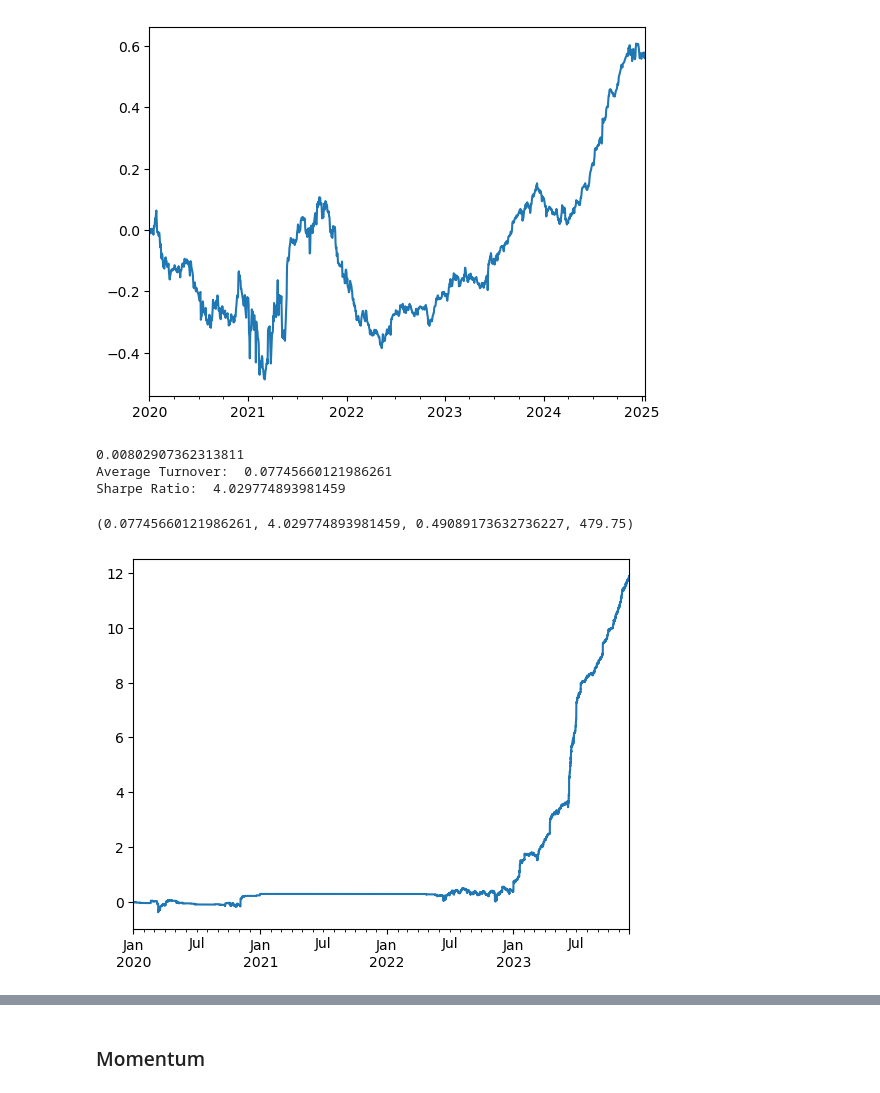
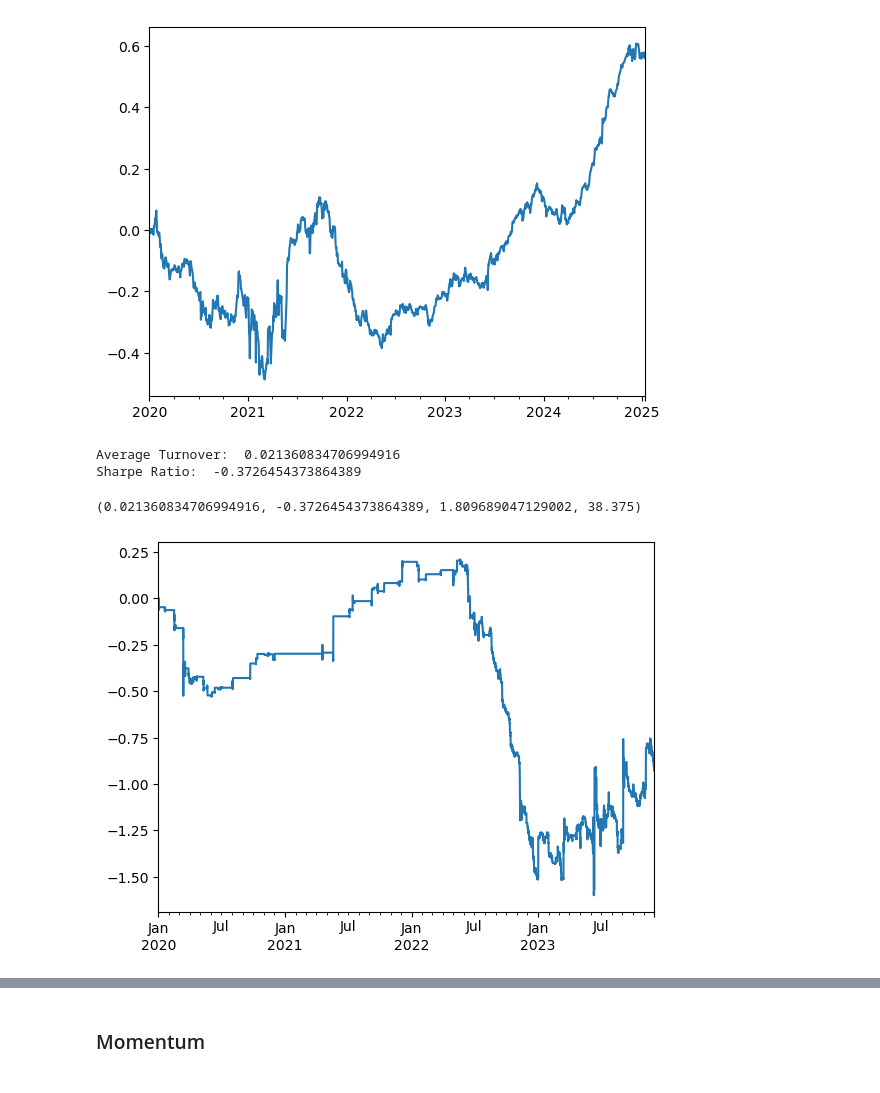
Before and after one commit to jofu-tofu/Trading-Bot, a Jupyter notebook: Uncon Backtest/BTC Layer 1 Basket.ipynb, the cells around one changed output, grey strips where cells are left out. Saved outputs shown, nothing was run; the diff lists cells and outputs as text; code cells hidden in the pictures.

```diff
--- a/Uncon Backtest/BTC Layer 1 Basket.ipynb
+++ b/Uncon Backtest/BTC Layer 1 Basket.ipynb
@@ -58,21 +58,11 @@ if filename not in os.listdir(path = '..') or datafilename not in os.listdir(pat
     px.to_pickle('../' + filename)
 else:
     px = pd.read_pickle('../'+filename)
-    with open('../' + datafilename, 'rb') as f:
-        all_data = pickle.load(f)
-ret = px.pct_change()
+    # with open('../' + datafilename, 'rb') as f:
+    #     all_data = pickle.load(f)
+ret = px.ffill().pct_change()
 def mask_consecutive_zeros(series, window=48):
     mask = series.rolling(window, min_periods=window).sum() == 0
     return series.mask(mask)
-
-# Apply to each column
-ret = ret.apply(mask_consecutive_zeros, axis=0)
-out_of_sample_ret = ret['2023-12-01':]
-ret = ret[:'2023-12-01']
 # %% [output]
 Loading data from binance_1h_px.pkl
-# %%
-def get_trading_volume(df,symbol):
-    tmp = pd.to_numeric(df['volume']).multiply(pd.to_numeric(df['close'])).rolling(window=24, min_periods = 1).sum()
-    return pd.DataFrame(tmp, columns = [symbol]).set_index(df['open_time'])
-trading_vol_df = pd.concat([get_trading_volume(df, symbol) for symbol, df in all_data.items()], axis=1)
@@ -151,5 +145,15 @@ binance_layer1_symbols = [x for x in binance_layer1_symbols if x in ret.columns]
 layer1_binance_ret = ret[binance_layer1_symbols]
 out_of_sample_layer1_binance_ret = out_of_sample_ret[binance_layer1_symbols]
+# %%
+def get_trading_volume(df,symbol):
+    tmp = pd.to_numeric(df['volume']).multiply(pd.to_numeric(df['close']))*24
+    return pd.DataFrame(tmp, columns = [symbol]).set_index(df['open_time'])
+trading_vol_df = pd.concat([get_trading_volume(df, symbol) for symbol, df in all_data.items() if symbol in binance_layer1_symbols], axis=1)
+
+dollar_exposure = 100
+min_trading_vol = dollar_exposure * 30
+trading_vol_df[binance_layer1_symbols] = trading_vol_df[binance_layer1_symbols].replace(0, np.nan).ffill()
+masked_trading_vol_df = trading_vol_df[binance_layer1_symbols].mask(trading_vol_df < min_trading_vol).map(lambda x: x > 0).map(lambda x: not x)
 # %%
 btc_ret = ret['BTCUSDT']
 # %%
@@ -224,7 +228,7 @@ def to_sharpe(weightings, ret, th = 1, to_off = False, plot = False, return_ret
         matching_columns = weightings.columns.intersection(ret.columns)
         weightings_ret = weightings[matching_columns].shift(1) * ret[matching_columns]
         port_ret = weightings_ret.sum(1)
-        bps = .0026
+        bps = .0046
         if to_off:
             bps = 0
         port_ret = port_ret - bps * to
@@ -767,13 +771,12 @@ def zscore_reversal_long(ret, enter_lookback=12, exit_lookback=15, enter_zscore
 
 signal = equal_weighting(zscore_reversal_long(in_sample_ret))
 # %%
-to_sharpe(signal, in_sample_ret, th = 1, to_off = False, plot = True)
+to_sharpe(signal, in_sample_ret, th = 1, plot = True)
 # %% [output]
-0.00802907362313811
-Average Turnover:  0.07745660121986261
-Sharpe Ratio:  4.029774893981459
+Average Turnover:  0.021360834706994916
+Sharpe Ratio:  -0.3726454373864389
-(0.07745660121986261, 4.029774893981459, 0.49089173632736227, 479.75)
+(0.021360834706994916, -0.3726454373864389, 1.809689047129002, 38.375)
-[figure, old version]
+[figure, new version]
 # %%
 def zscore_reversal_long_gridsearch(ret):
     enter_lookback = [12, 15, 144, 1344]
```
Also changed, not shown: parts of 7 cells of this notebook, 5 other files.
